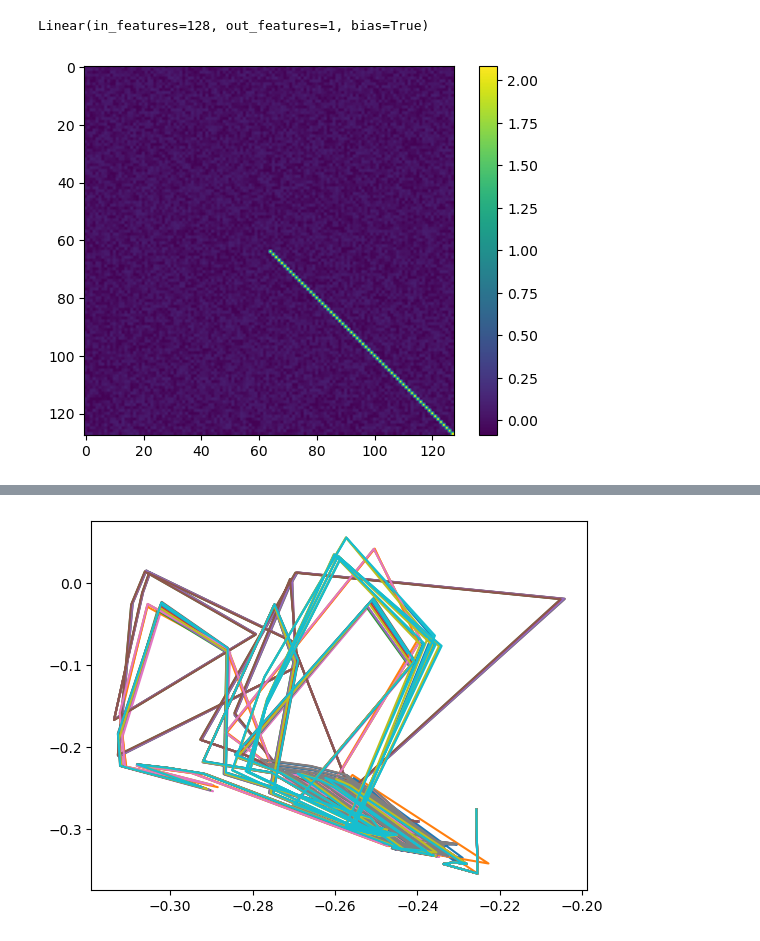
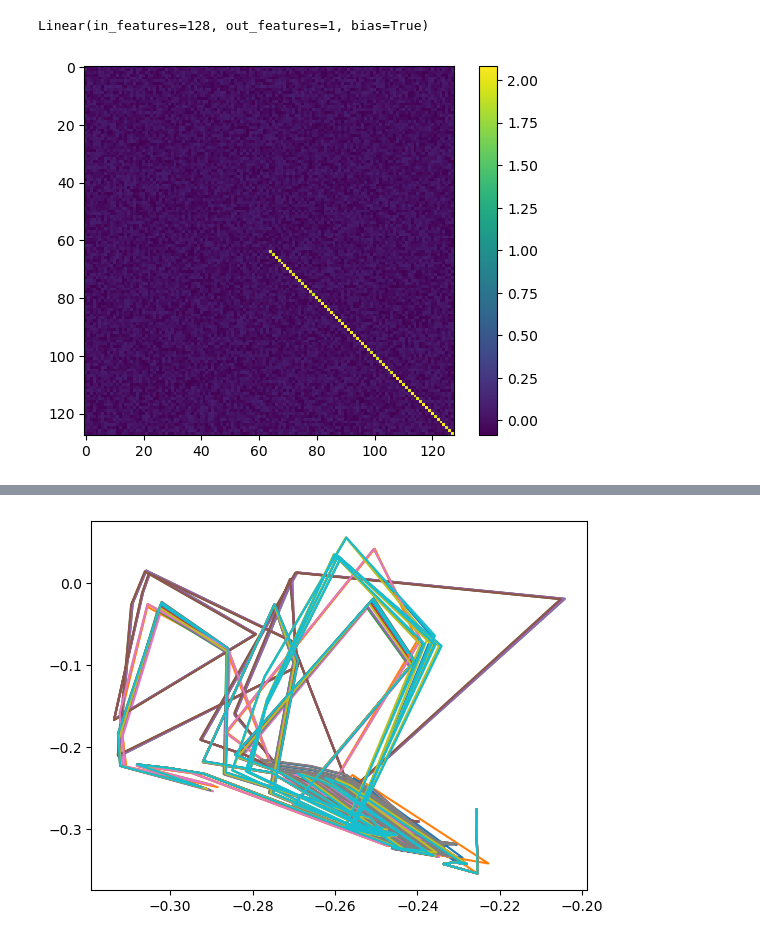
Before and after one commit to gerome-andry/RNN-dynamics, a Jupyter notebook: test.ipynb, the cells around one changed output, grey strips where cells are left out. Cells and saved outputs as stored; diff of their text form; code cells hidden in the pictures.

```diff
--- a/test.ipynb
+++ b/test.ipynb
@@ -31,19 +31,19 @@ decoder.eval()
 Linear(in_features=128, out_features=1, bias=True)
 # %%
 with torch.no_grad():
-    plt.imshow(rnn.weight_hh_l0[2*CONFIG['mem_size']:3*CONFIG['mem_size']].cpu())
+    plt.imshow(rnn.weight_hh_l0[2*CONFIG['mem_size']:3*CONFIG['mem_size']].cpu(), interpolation='none')
     plt.colorbar()
     plt.show()
 
 if CONFIG['mem_size'] == 2:
     x = torch.linspace(-2, 2, 1000)
     y = torch.linspace(-1.1, 1.1, 1000)
 
     xy_grid = torch.meshgrid(x, y, indexing="ij")
 
     print(xy_grid)
 # %% [output]
-[figure, old version]
+[figure, new version]
 # %%
 in_s, t_s = IntervalComparisonTask.get_batch(2)
 
```
Also changed, not shown: parts of 1 cell of this notebook, 1 other file.
